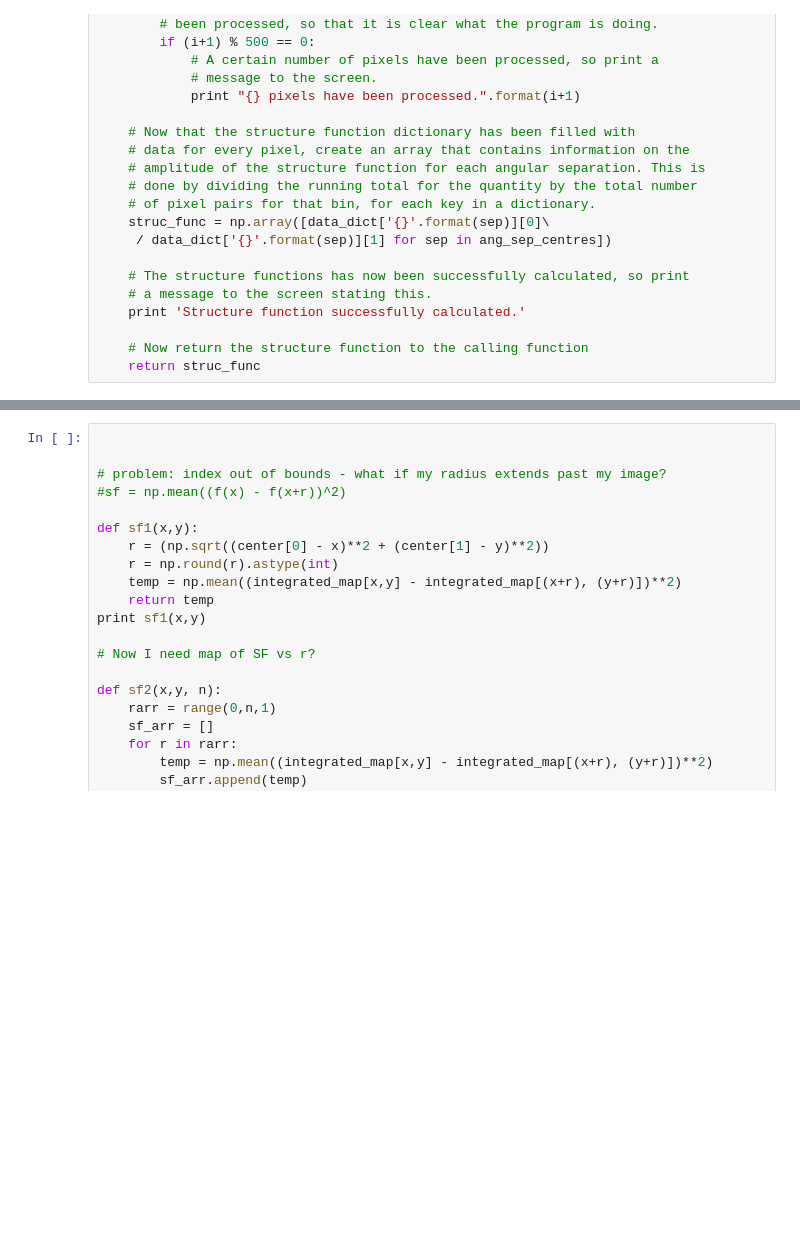
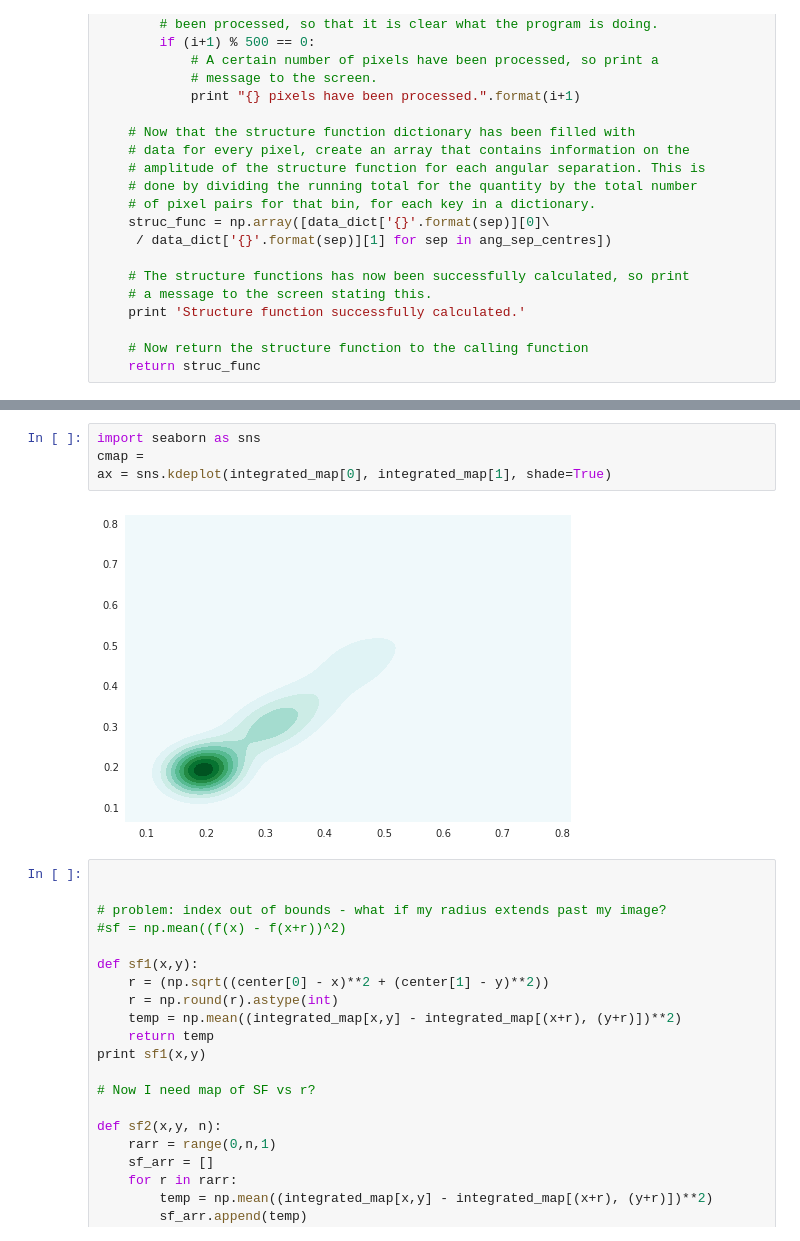
Before and after one commit to meljrose/velocity_anisotropy, a Jupyter notebook: Structure Function.ipynb, the cells around one changed output, grey strips where cells are left out. Saved outputs shown, nothing was run; the diff lists cells and outputs as text; blank space fills up the shorter version.

```diff
--- a/Structure Function.ipynb
+++ b/Structure Function.ipynb
@@ -339,3 +352,9 @@ plt.show()
+# %%
+import seaborn as sns
+cmap =
+ax = sns.kdeplot(integrated_map[0], integrated_map[1], shade=True)
+# %% [output]
+[figure, added]
 # %%
 
 
```
Also changed, not shown: parts of 2 cells of this notebook.
